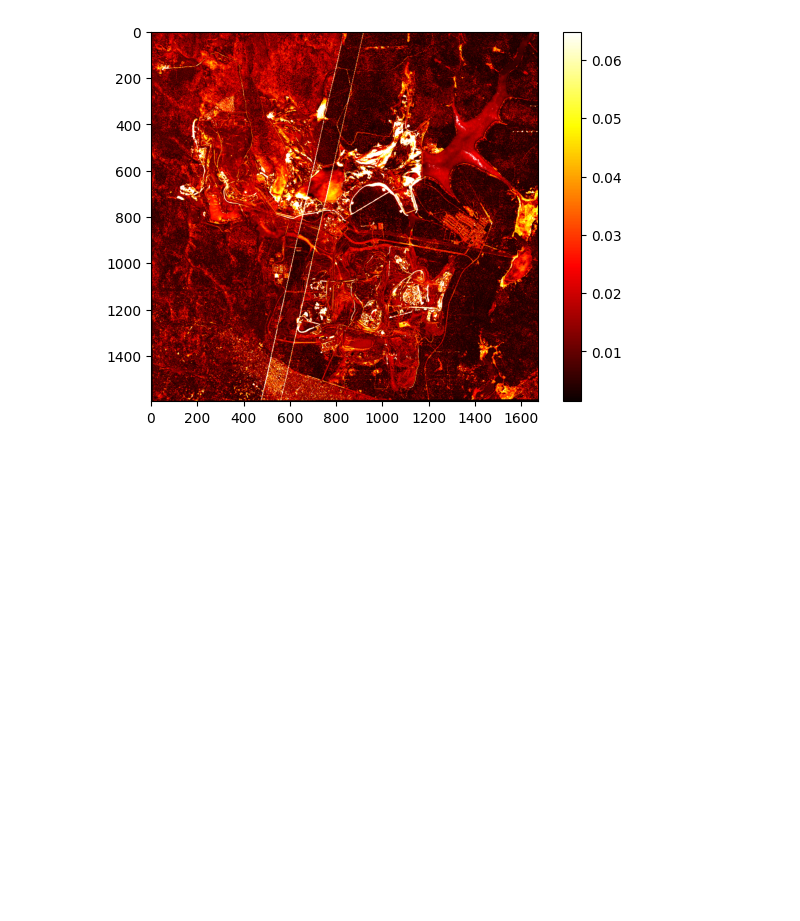
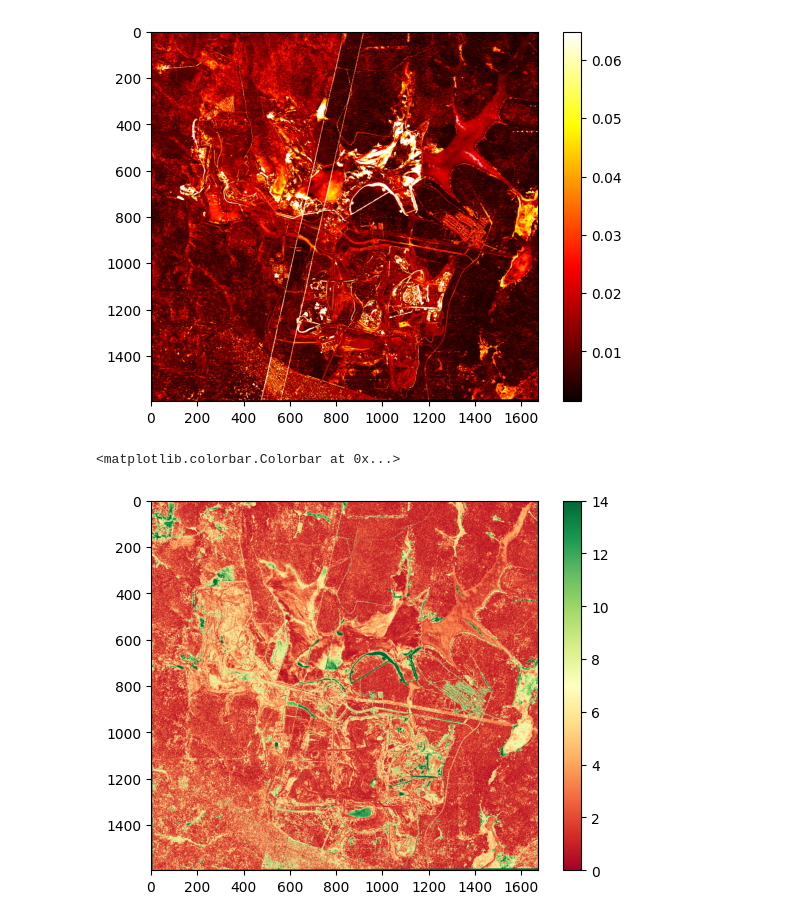
Before and after one commit to arngolo/geospatial-analytics, a Jupyter notebook: debug_notebook.ipynb, the cells around one changed output. Drawn from its saved outputs; the diff is of its cells as text; code cells hidden in the pictures; blank space fills up the shorter version.

Commit message:
sam change detection

```diff
--- a/debug_notebook.ipynb
+++ b/debug_notebook.ipynb
@@ -99,3 +94,5 @@ plt.colorbar()
 # %% [output]
 <matplotlib.colorbar.Colorbar at 0x...>
 [figure]
+# %%
+change_detection_sam = sam_change_detection(stack_1.astype(np.float32), image_hm.astype(np.float32))
@@ -101,0 +102,12 @@ plt.colorbar()
+# %%
+# change  sam
+plt.imshow(
+    change_detection_sam[0],
+    cmap="RdYlGn",
+    vmin=np.percentile(change_detection_sam[0], 2),
+    vmax=np.percentile(change_detection_sam[0], 98)
+)
+plt.colorbar()
+# %% [output]
+<matplotlib.colorbar.Colorbar at 0x...>
+[figure, added]
```
Also changed, not shown: parts of 5 cells of this notebook, 1 other file.
